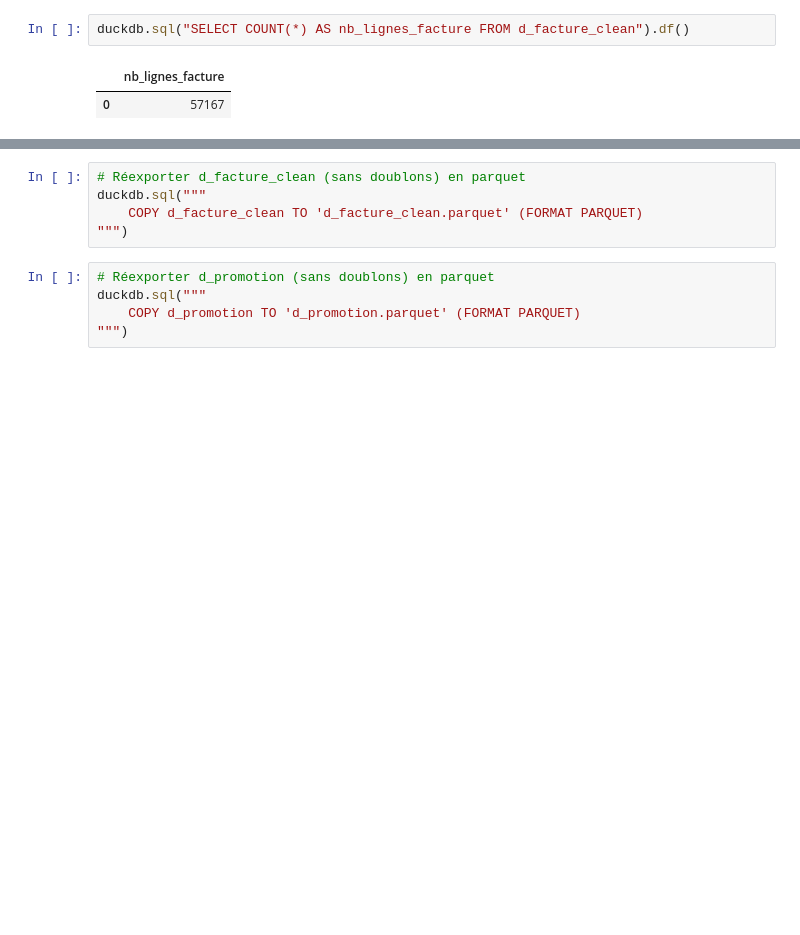
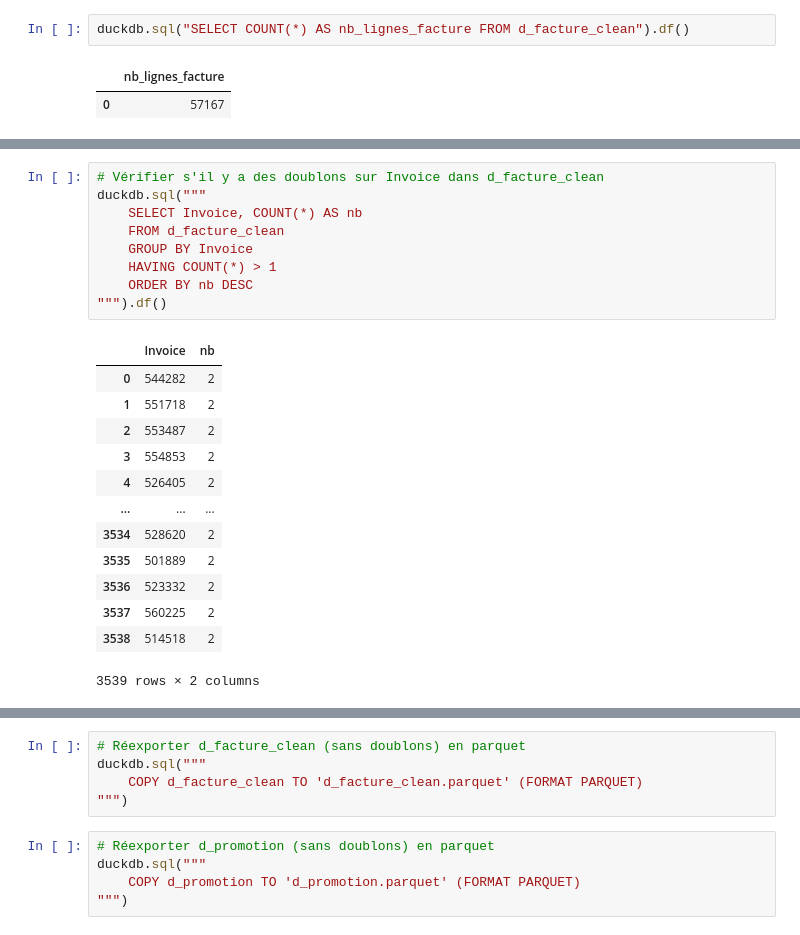
Before and after one commit to clawyunkai/Brief-15_retailcorps_Marketing, a Jupyter notebook: 1_nettoyage_sofiane.ipynb, the cells around one changed output, grey strips where cells are left out. Saved outputs shown, nothing was run; the diff lists cells and outputs as text; blank space fills up the shorter version.

```diff
--- a/1_nettoyage_sofiane.ipynb
+++ b/1_nettoyage_sofiane.ipynb
@@ -348,0 +357,23 @@ duckdb.sql("SELECT COUNT(*) AS nb_lignes_promotion FROM d_promotion").df()
+# %%
+# Vérifier s'il y a des doublons sur Invoice dans d_facture_clean
+duckdb.sql("""
+    SELECT Invoice, COUNT(*) AS nb
+    FROM d_facture_clean
+    GROUP BY Invoice
+    HAVING COUNT(*) > 1
+    ORDER BY nb DESC
+""").df()
+# %% [output]
+|  | Invoice | nb |
+| 0 | 544282 | 2 |
+| 1 | 551718 | 2 |
+| 2 | 553487 | 2 |
+| 3 | 554853 | 2 |
+| 4 | 526405 | 2 |
+| ... | ... | ... |
+| 3534 | 528620 | 2 |
+| 3535 | 501889 | 2 |
+| 3536 | 523332 | 2 |
+| 3537 | 560225 | 2 |
+| 3538 | 514518 | 2 |
+3539 rows × 2 columns
```
Also changed, not shown: parts of 16 cells of this notebook, 2 other files.
